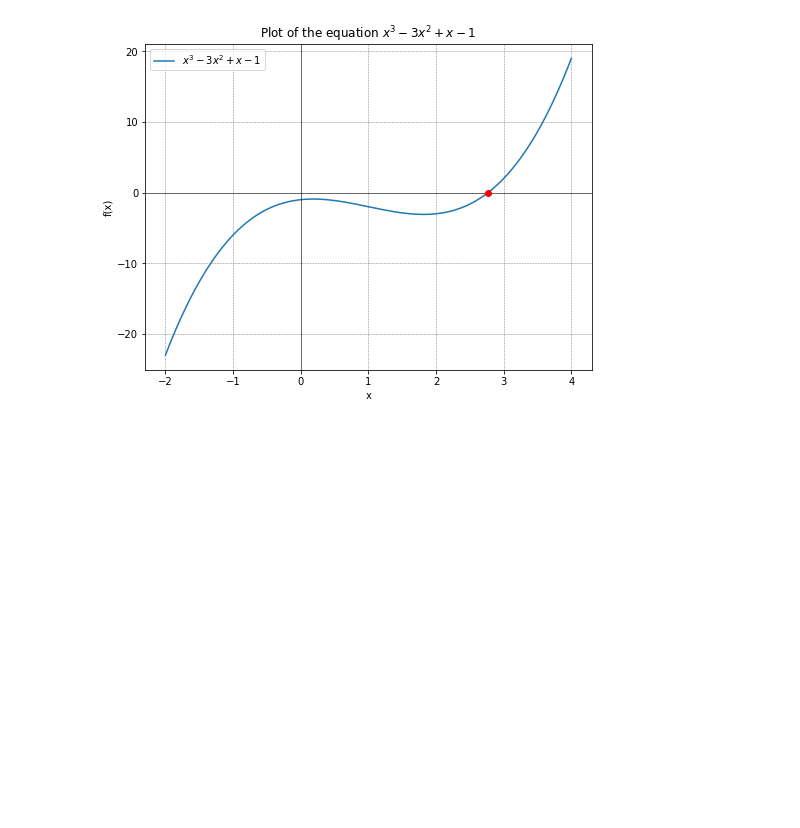
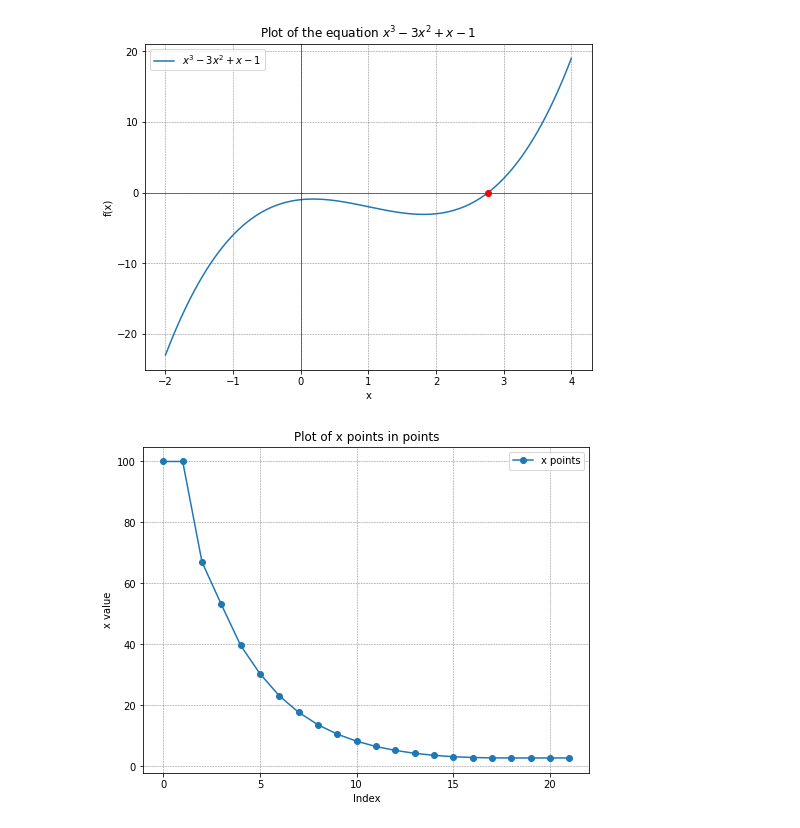
Before and after one commit to ztjona/Taller-02, a Jupyter notebook: newton_plot.ipynb, the cells around one changed output. Saved outputs shown, nothing was run; the diff lists cells and outputs as text; code cells hidden in the pictures; blank space fills up the shorter version.

Commit message:
:chart_with_upwards_trend: create chart of visited points

```diff
--- a/newton_plot.ipynb
+++ b/newton_plot.ipynb
@@ -31,5 +35,5 @@ from scipy.optimize import newton
 # https://docs.scipy.org/doc/scipy/reference/generated/scipy.optimize.newton.html
 # TAREA: Recuperar las raices exploradas
 x0 = 100
-x_r = newton(f, x0)
-x_r
+points = []
+x_r = newton(f, x0, args=(points,))  # Este no es método de Newton, es secante!
@@ -66,3 +51,18 @@ plt.legend()
 plt.show()
 # %% [output]
 [figure]
+# %%
+# Extract x values from points
+x_points = [point[0] for point in points]
+
+# Plot the x points
+plt.figure(figsize=(8, 6))
+plt.plot(x_points, "o-", label="x points")
+plt.grid(color="gray", linestyle="--", linewidth=0.5)
+plt.title("Plot of x points in points")
+plt.xlabel("Index")
+plt.ylabel("x value")
+plt.legend()
+plt.show()
+# %% [output]
+[figure, added]
```
Also changed, not shown: parts of 3 cells of this notebook.
